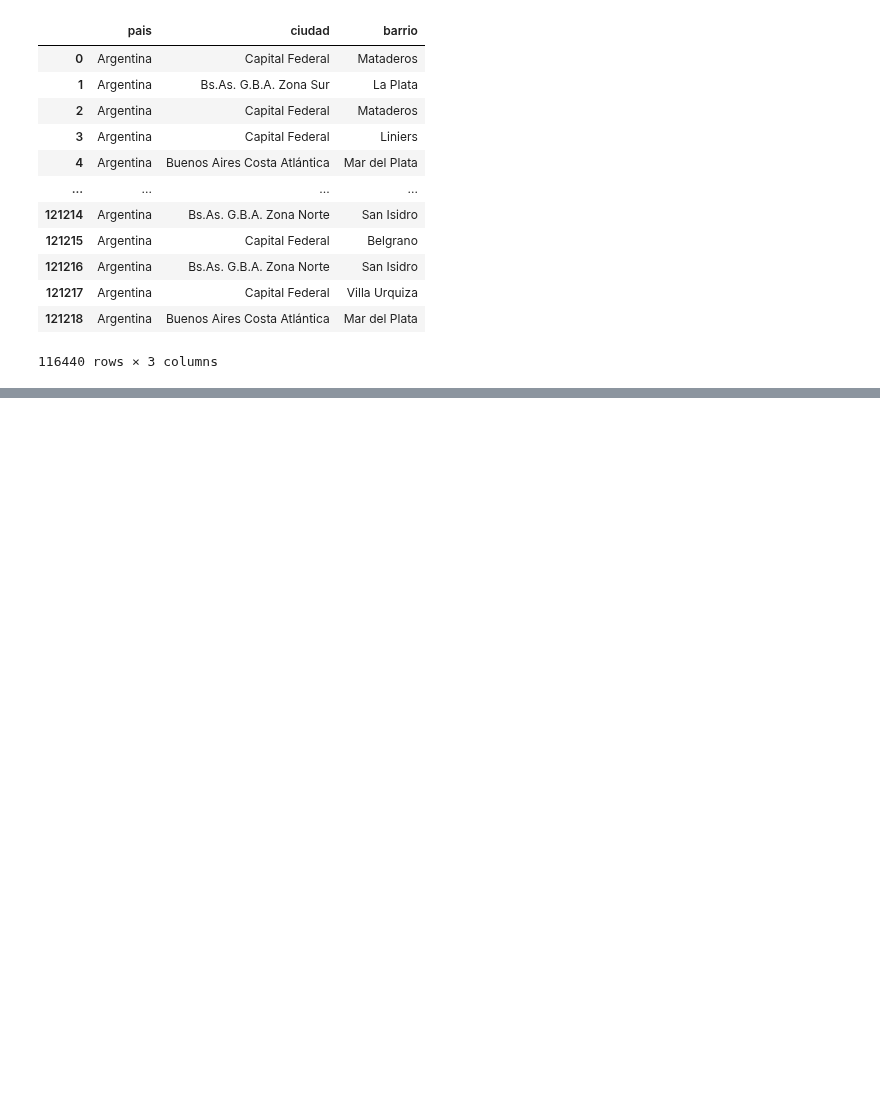
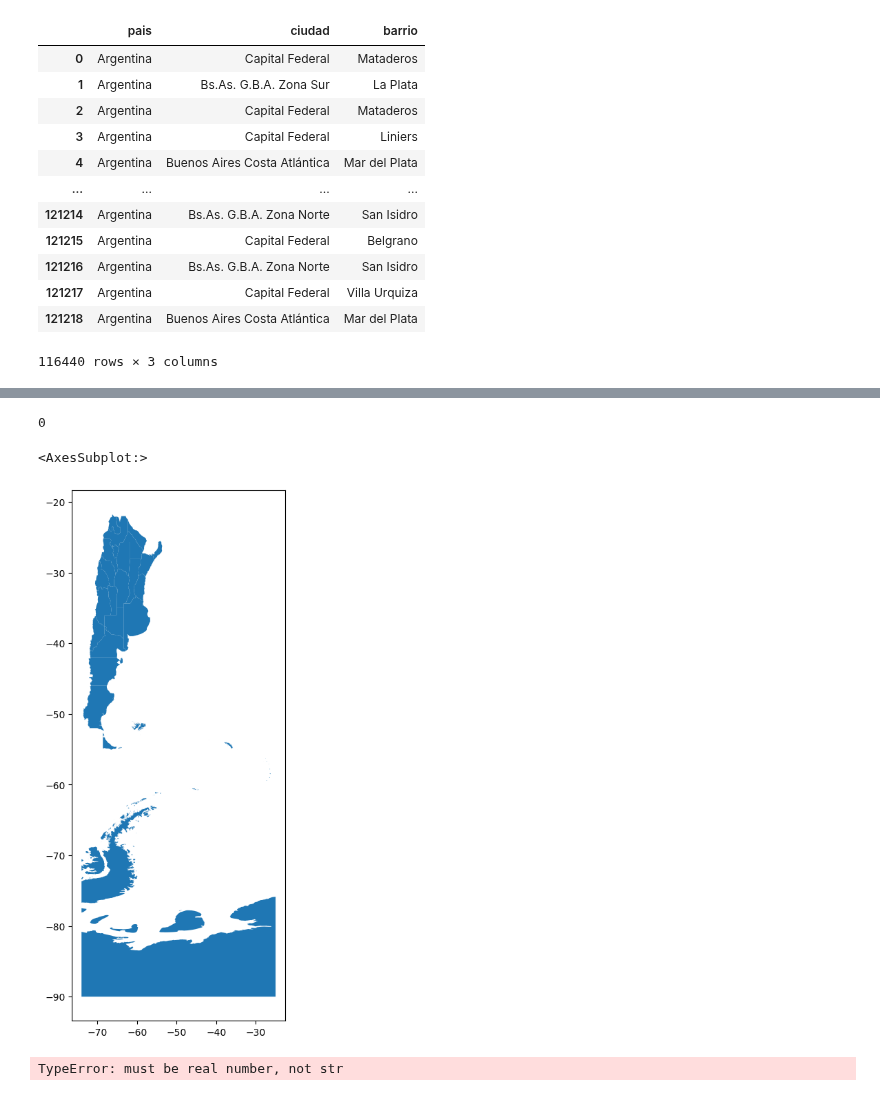
Before and after one commit to Facundo-Peloso/DH-TP-1---Grupo-10, a Jupyter notebook: Rodrigo-Borrador.ipynb, the cells around one changed output, grey strips where cells are left out. Cells and saved outputs as stored; diff of their text form; code cells hidden in the pictures; blank space fills up the shorter version.

```diff
--- a/Rodrigo-Borrador.ipynb
+++ b/Rodrigo-Borrador.ipynb
@@ -332,0 +392,4 @@ ubicacion_limpia_T.to_csv('ubicacion_limpia_total.csv') # Creamos el nuevo archi
+# %%
+lat_lon.isna().sum()
+# %% [output]
+0
@@ -332,0 +402,17 @@ ubicacion_limpia_T.to_csv('ubicacion_limpia_total.csv') # Creamos el nuevo archi
+# %%
+# Set filepath (fix path relative to yours)
+fp = r"C:\Users\rodri\OneDrive\Escritorio\provincias\provincias.shp"
+
+# Read file using gpd.read_file()
+mapa_argentina = gpd.read_file(fp)
+# %%
+fig,ax = plt.subplots (figsize = (10,10))
+mapa_argentina.plot (ax = ax)
+# %% [output]
+<AxesSubplot:>
+[figure, added]
+# %%
+geometry = [Point (xy) for xy in (lat_lon["Longitude"], lat_lon["Latitude"])]
+geometry[:3]
+# %% [output]
+TypeError: must be real number, not str
```
Also changed, not shown: parts of 6 cells of this notebook.
